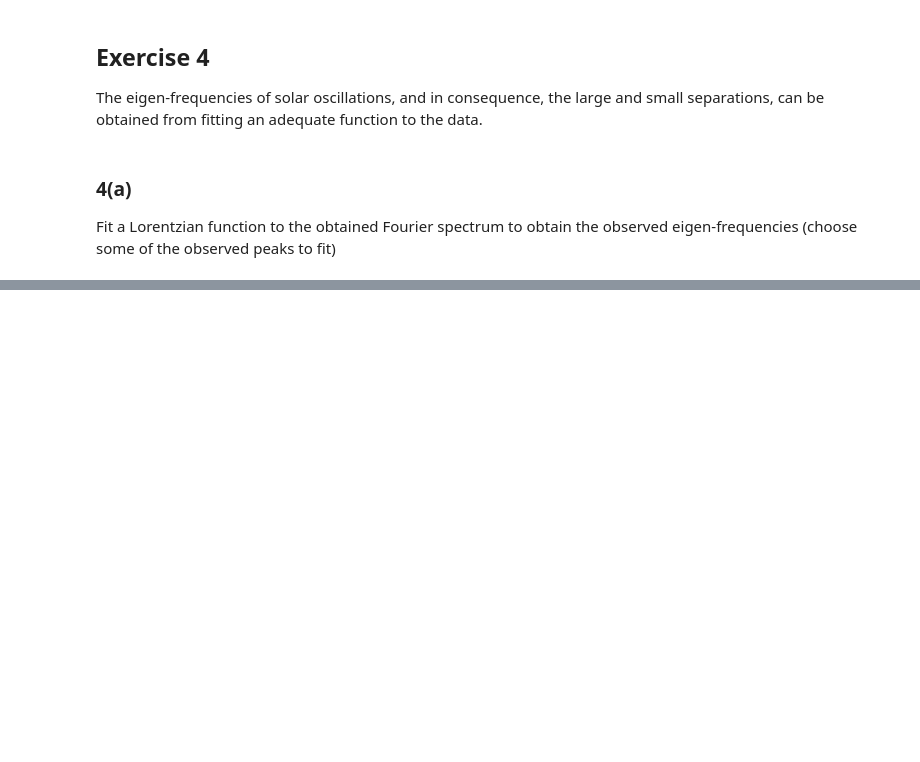
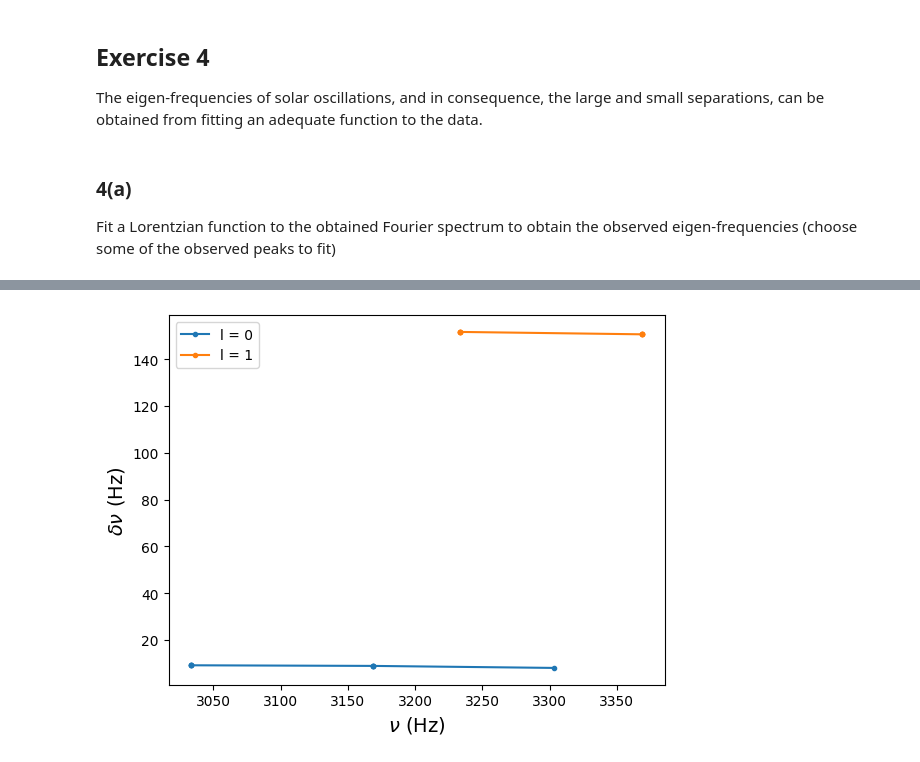
Before and after one commit to inesgpinto/stellar, a Jupyter notebook: mycode/part2.ipynb, the cells around one changed output, grey strips where cells are left out. Drawn from its saved outputs; the diff is of its cells as text; code cells hidden in the pictures; blank space fills up the shorter version.

```diff
--- a/mycode/part2.ipynb
+++ b/mycode/part2.ipynb
@@ -445,0 +473,17 @@ print(params)
+# %%
+small_sep_fit0, freq_sep_l0 = small_sep(0,ls,ns,freqs_fit)
+small_sep_fit1, freq_sep_l1 = small_sep(1,ls,ns,freqs_fit)
+
+
+
+plt.plot(freq_sep_l0, small_sep_fit0 , label= 'l = 0', marker = ".")
+plt.plot(freq_sep_l1 , small_sep_fit1, label= 'l = 1', marker = ".")
+plt.xlabel(r'$\nu$ (Hz)', size=14)
+plt.ylabel (r'$\delta \nu$ (Hz)', size=14)
+#plt.ylim(0, 200)
+
+plt.legend()
+#plt.title('Small Separation as a function of frequency')
+plt.show()
+# %% [output]
+[figure, added]
```
Also changed, not shown: parts of 3 cells of this notebook.
